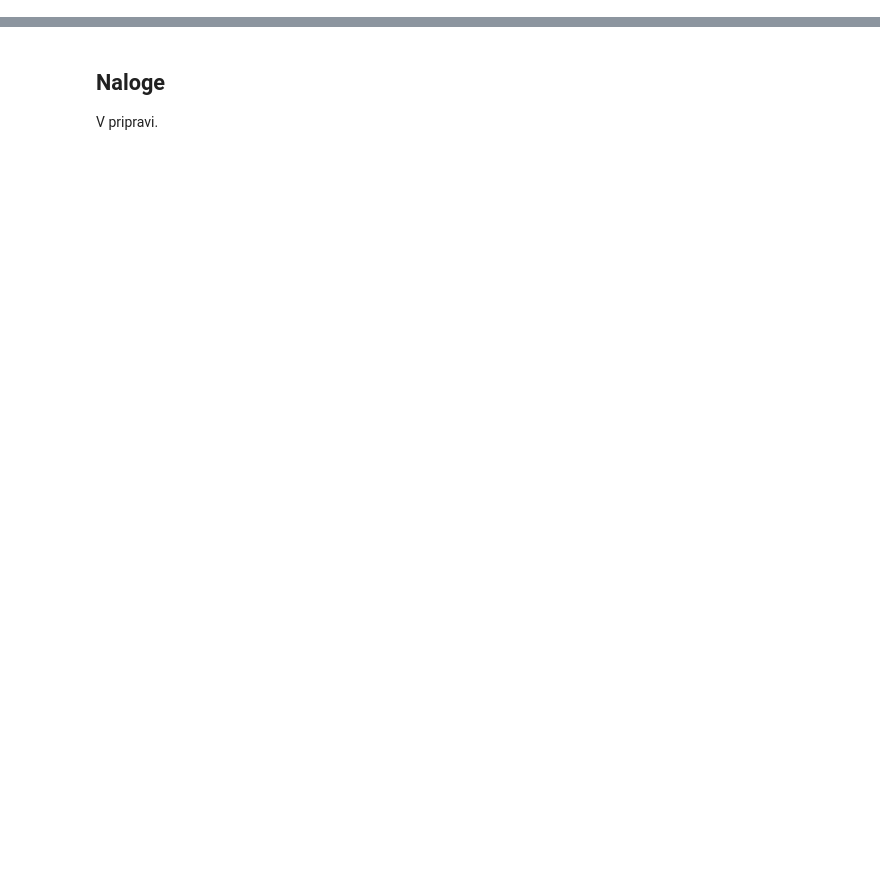
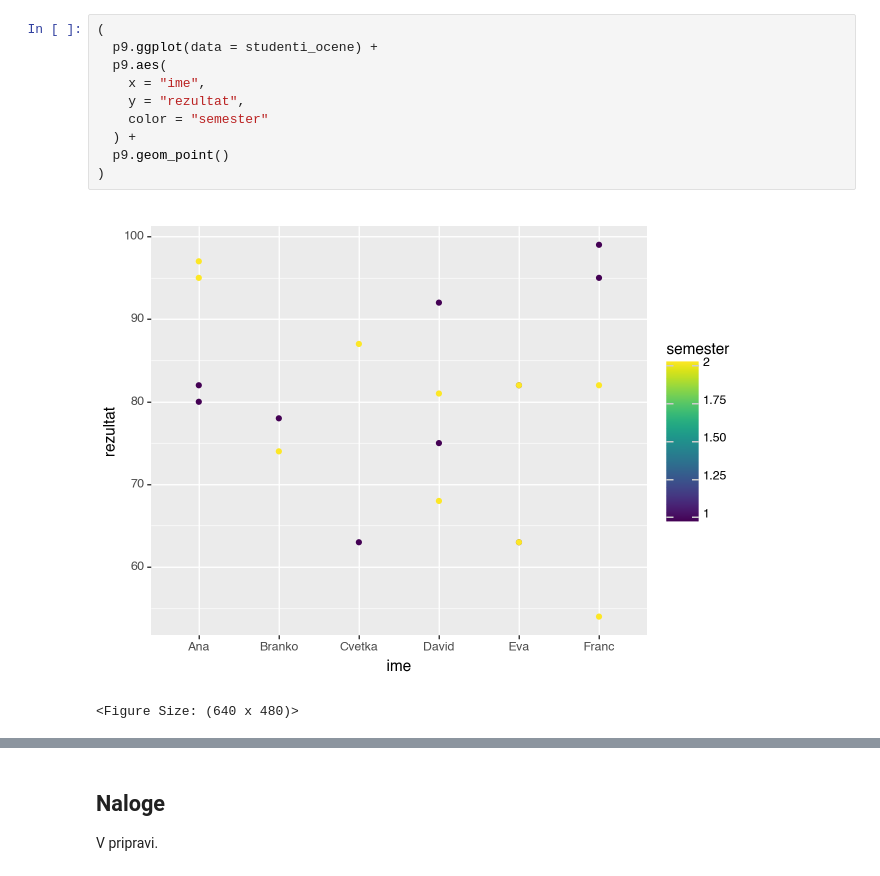
Before and after one commit to ljupco-todorovski/papvp, a Jupyter notebook: _sources/vizualizacija.ipynb, the cells around one changed output, grey strips where cells are left out. Cells and saved outputs as stored; diff of their text form; blank space fills up the shorter version.

```diff
--- a/_sources/vizualizacija.ipynb
+++ b/_sources/vizualizacija.ipynb
@@ -31,0 +88,13 @@ studenti_ocene =
+# %%
+(
+  p9.ggplot(data = studenti_ocene) +
+  p9.aes(
+    x = "ime",
+    y = "rezultat",
+    color = "semester"
+  ) +
+  p9.geom_point()
+)
+# %% [output]
+[figure, added]
+<Figure Size: (640 x 480)>
```
Also changed, not shown: parts of 40 cells of this notebook, 21 other files.
